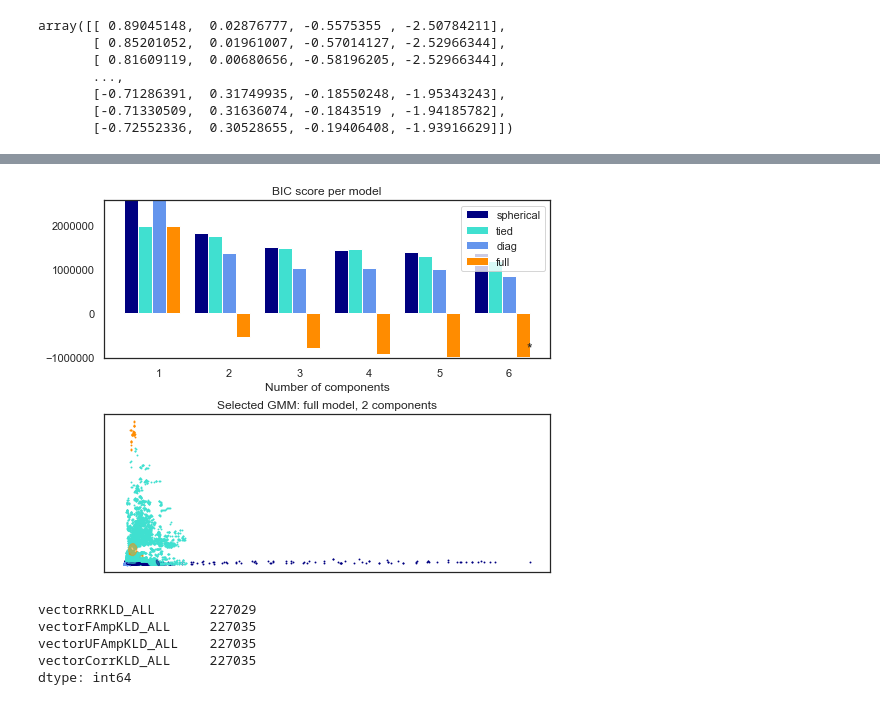
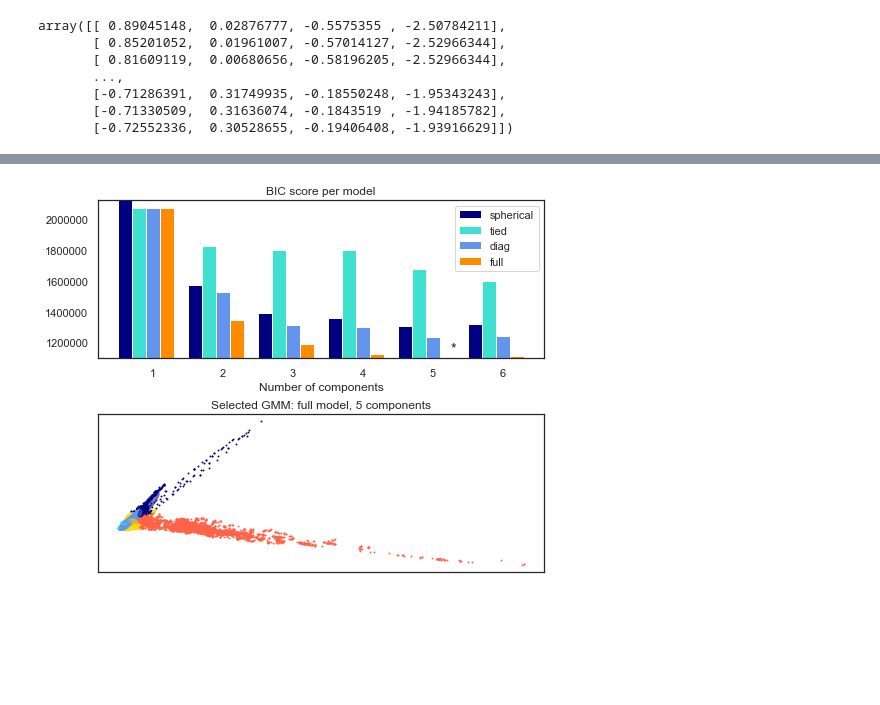
Before and after one commit to valeporti/stg_ete, a Jupyter notebook: test_1.ipynb, the cells around one changed output, grey strips where cells are left out. Cells and saved outputs as stored; diff of their text form; code cells hidden in the pictures; blank space fills up the shorter version.

```diff
--- a/test_1.ipynb
+++ b/test_1.ipynb
@@ -370,0 +383,34 @@ print(pca.components_)
+# %%
+X_New = pca.transform(X)
+principalDf = pd.DataFrame(data=X_New, columns=['pc1', 'pc2', 'pc3'])
+
+# in 3D
+"""
+%matplotlib notebook
+fig = plt.figure()
+ax = fig.add_subplot(111, projection='3d')
+ax.scatter(principalDf['pc1'], principalDf['pc2'])
+"""
+# in 2D
+%matplotlib inline
+"""fig, axs = plt.subplots(1, 2)
+axs[0].scatter(principalDf['pc1'], principalDf['pc2'])
+axs[1].scatter(df_ALL['vectorRRKLD_ALL'], df_ALL['vectorFAmpKLD_ALL'])
+plt.show()
+fig.clf()
+plt.close()"""
+
+plt.scatter(principalDf['pc1'], principalDf['pc2'])
+plt.show()
+plt.clf()
+plt.close()
+
+plt.scatter(principalDf['pc1'], principalDf['pc3'])
+plt.show()
+plt.clf()
+plt.close()
+
+plt.scatter(principalDf['pc2'], principalDf['pc3'])
+plt.show()
+plt.clf()
+plt.close()
@@ -371,5 +424,5 @@ print(pca.components_)
 # %%
-
+X = X_New
 lowest_bic = np.infty
 bic = []
 n_components_range = range(1, 7)
@@ -390,7 +440,7 @@ NameError: name 'color_iter' is not defined
 # %%
 bic = np.array(bic)
 color_iter = itertools.cycle(['navy', 'turquoise', 'cornflowerblue',
-                              'darkorange'])
+                              'darkorange', 'gold', 'tomato'])
 clf = best_gmm
 bars = []
 
@@ -408,40 +458,36 @@ plt.title('BIC score per model')
 xpos = np.mod(bic.argmin(), len(n_components_range)) + .65 +\
     .2 * np.floor(bic.argmin() / len(n_components_range))
 plt.text(xpos, bic.min() * 0.97 + .03 * bic.max(), '*', fontsize=14)
 spl.set_xlabel('Number of components')
 spl.legend([b[0] for b in bars], cv_types)
 
 # Plot the winner
 splot = plt.subplot(2, 1, 2)
 Y_ = clf.predict(X)
+cnt = 0
 for i, (mean, cov, color) in enumerate(zip(clf.means_, clf.covariances_,
                                            color_iter)):
     v, w = linalg.eigh(cov)
     if not np.any(Y_ == i):
         continue
     plt.scatter(X[Y_ == i, 0], X[Y_ == i, 1], .8, color=color)
 
     # Plot an ellipse to show the Gaussian component
     angle = np.arctan2(w[0][1], w[0][0])
     angle = 180. * angle / np.pi  # convert to degrees
     v = 2. * np.sqrt(2.) * np.sqrt(v)
     ell = mpl.patches.Ellipse(mean, v[0], v[1], 180. + angle, color=color)
     ell.set_clip_box(splot.bbox)
     ell.set_alpha(.5)
     splot.add_artist(ell)
+    cnt += 1
 
 plt.xticks(())
 plt.yticks(())
-plt.title('Selected GMM: full model, 2 components')
+plt.title(f'Selected GMM: full model, {cnt} components')
 plt.subplots_adjust(hspace=.35, bottom=.02)
 plt.show()
+plt.clf()
+plt.close()
 # %% [output]
-[figure, old version]
+[figure, new version]
-# %%
-df_ALL.count()
-# %% [output]
-vectorRRKLD_ALL       227029
-vectorFAmpKLD_ALL     227035
-vectorUFAmpKLD_ALL    227035
-vectorCorrKLD_ALL     227035
-dtype: int64
```
Also changed, not shown: parts of 15 cells of this notebook.
